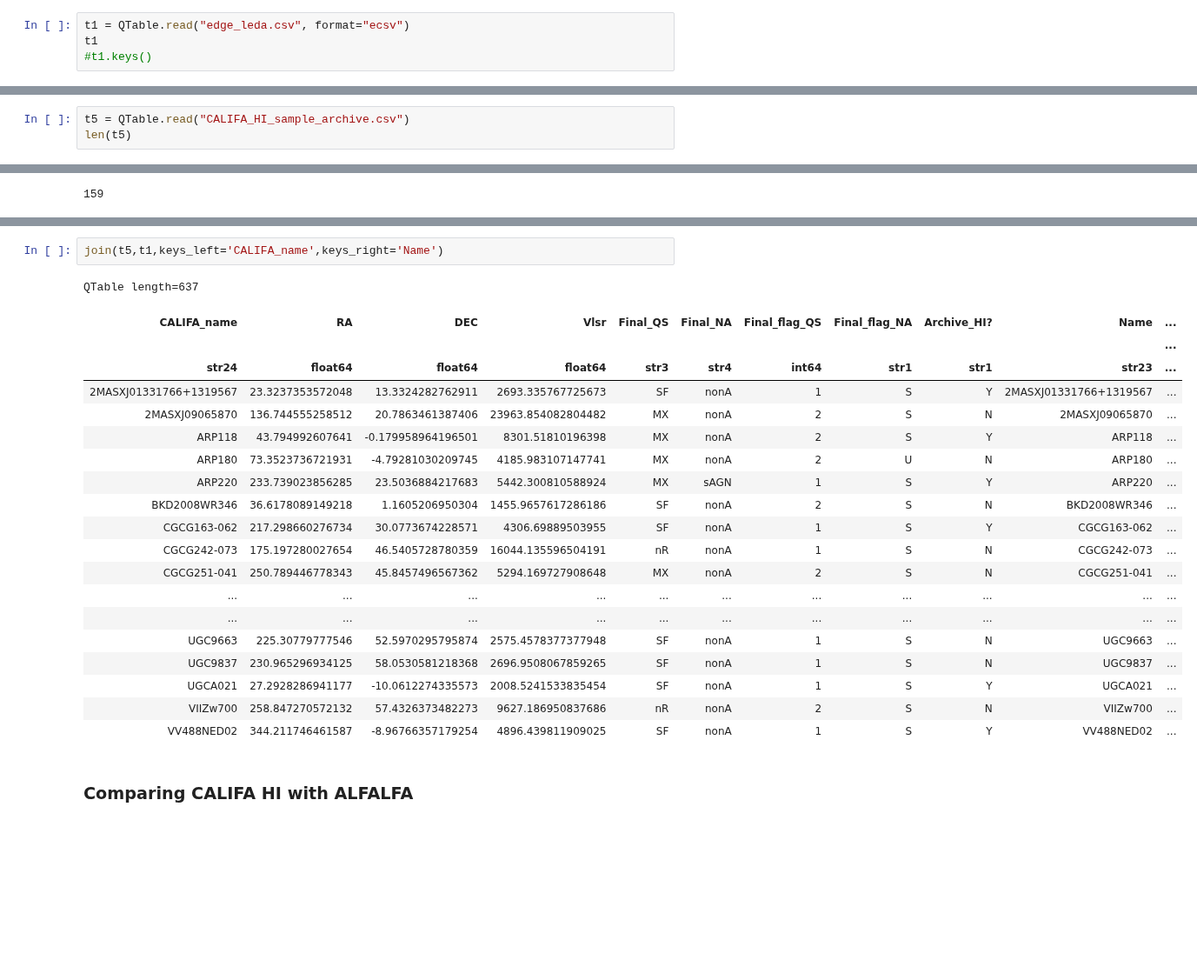
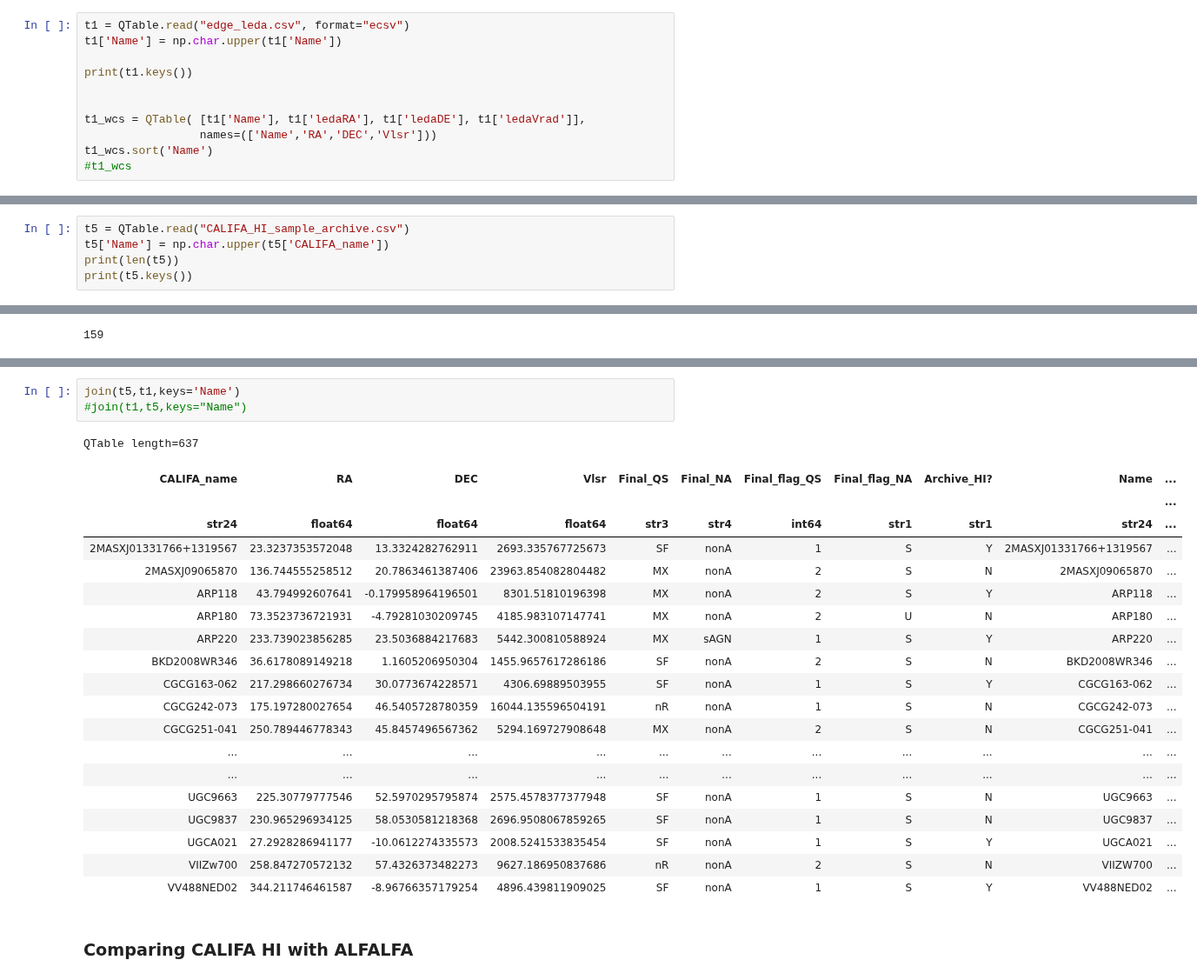
Before and after one commit to teuben/GBT-EDGE-HI, a Jupyter notebook: gals/hi_surveys.ipynb, the cells around one changed output, grey strips where cells are left out. Shown at 87% size. Drawn from its saved outputs; the diff is of its cells as text; blank space fills up the shorter version.

```diff
--- a/gals/hi_surveys.ipynb
+++ b/gals/hi_surveys.ipynb
@@ -369,6 +400,13 @@ WARNING: MergeConflictWarning: Cannot merge meta key 'comments' types <class 'st
 647 entries, of which 453 have fluxes
 # %%
 t1 = QTable.read("edge_leda.csv", format="ecsv")
-t1
-#t1.keys()
+t1['Name'] = np.char.upper(t1['Name'])
+
+print(t1.keys())
+
+
+t1_wcs = QTable( [t1['Name'], t1['ledaRA'], t1['ledaDE'], t1['ledaVrad']],
+                 names=(['Name','RA','DEC','Vlsr']))
+t1_wcs.sort('Name')
+#t1_wcs
 # %% [output]
@@ -701,6 +816,8 @@ uncommon 161 671 -> 0
 923 entries, Veselina's compilation.   562 have flux,  361 have not.   Is this based on the large eCalifa dataset.
 # %%
 t5 = QTable.read("CALIFA_HI_sample_archive.csv")
-len(t5)
+t5['Name'] = np.char.upper(t5['CALIFA_name'])
+print(len(t5))
+print(t5.keys())
 # %% [output]
 923
@@ -860,12 +977,13 @@ QTable length=161
 | UGC10972 | shg2005 | 4651.60009765625 | 8.399999618530273 | 2.165489912033081 | 8.504520416259766 | 0.21599599719047546 | 8.39795970916748 | 0.1349010020494461 | 4425.85986328125 | 4889.4501953125 | ... |
 | UGC12864 | shg2005 | 4683.0 | 8.600000381469727 | 4.647140026092529 | 10.58180046081543 | 0.45392000675201416 | 10.69540023803711 | 0.24310000240802765 | 4533.18994140625 | 4859.6298828125 | ... |
 # %%
-join(t5,t1,keys_left='CALIFA_name',keys_right='Name')
+join(t5,t1,keys='Name')
+#join(t1,t5,keys="Name")
 # %% [output]
 QTable length=637
 | CALIFA_name | RA | DEC | Vlsr | Final_QS | Final_NA | Final_flag_QS | Final_flag_NA | Archive_HI? | Name | ... |
 |  |  |  |  |  |  |  |  |  |  | ... |
-| str24 | float64 | float64 | float64 | str3 | str4 | int64 | str1 | str1 | str23 | ... |
+| str24 | float64 | float64 | float64 | str3 | str4 | int64 | str1 | str1 | str24 | ... |
 | 2MASXJ01331766+1319567 | 23.3237353572048 | 13.3324282762911 | 2693.335767725673 | SF | nonA | 1 | S | Y | 2MASXJ01331766+1319567 | ... |
 | 2MASXJ09065870 | 136.744555258512 | 20.7863461387406 | 23963.854082804482 | MX | nonA | 2 | S | N | 2MASXJ09065870 | ... |
 | ARP118 | 43.794992607641 | -0.179958964196501 | 8301.51810196398 | MX | nonA | 2 | S | Y | ARP118 | ... |
@@ -880,7 +998,7 @@ QTable length=637
 | UGC9663 | 225.30779777546 | 52.5970295795874 | 2575.4578377377948 | SF | nonA | 1 | S | N | UGC9663 | ... |
 | UGC9837 | 230.965296934125 | 58.0530581218368 | 2696.9508067859265 | SF | nonA | 1 | S | N | UGC9837 | ... |
 | UGCA021 | 27.2928286941177 | -10.0612274335573 | 2008.5241533835454 | SF | nonA | 1 | S | Y | UGCA021 | ... |
-| VIIZw700 | 258.847270572132 | 57.4326373482273 | 9627.186950837686 | nR | nonA | 2 | S | N | VIIZw700 | ... |
+| VIIZw700 | 258.847270572132 | 57.4326373482273 | 9627.186950837686 | nR | nonA | 2 | S | N | VIIZW700 | ... |
 | VV488NED02 | 344.211746461587 | -8.96766357179254 | 4896.439811909025 | SF | nonA | 1 | S | Y | VV488NED02 | ... |
 # %% [markdown]
 ### Comparing CALIFA HI with ALFALFA
```
Also changed, not shown: parts of 68 cells of this notebook.
